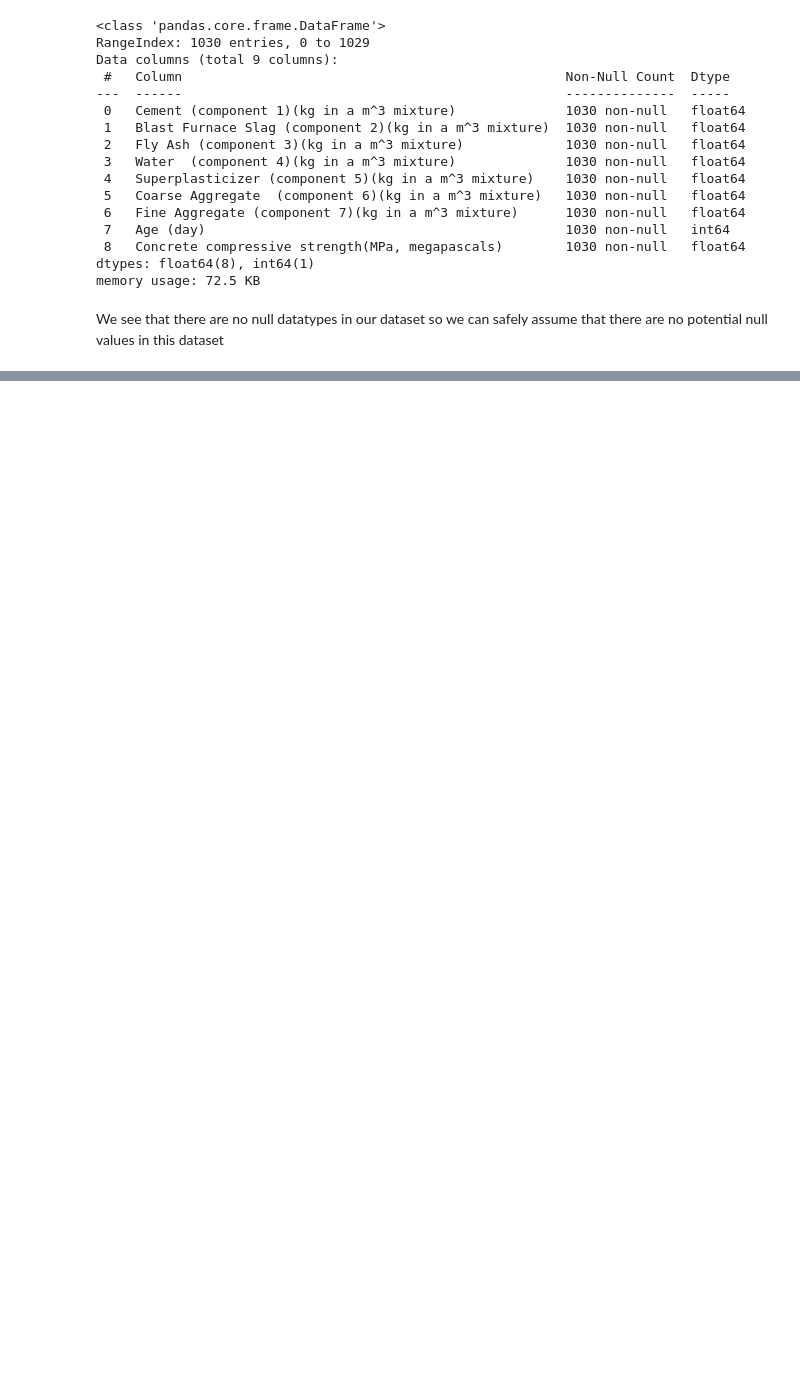
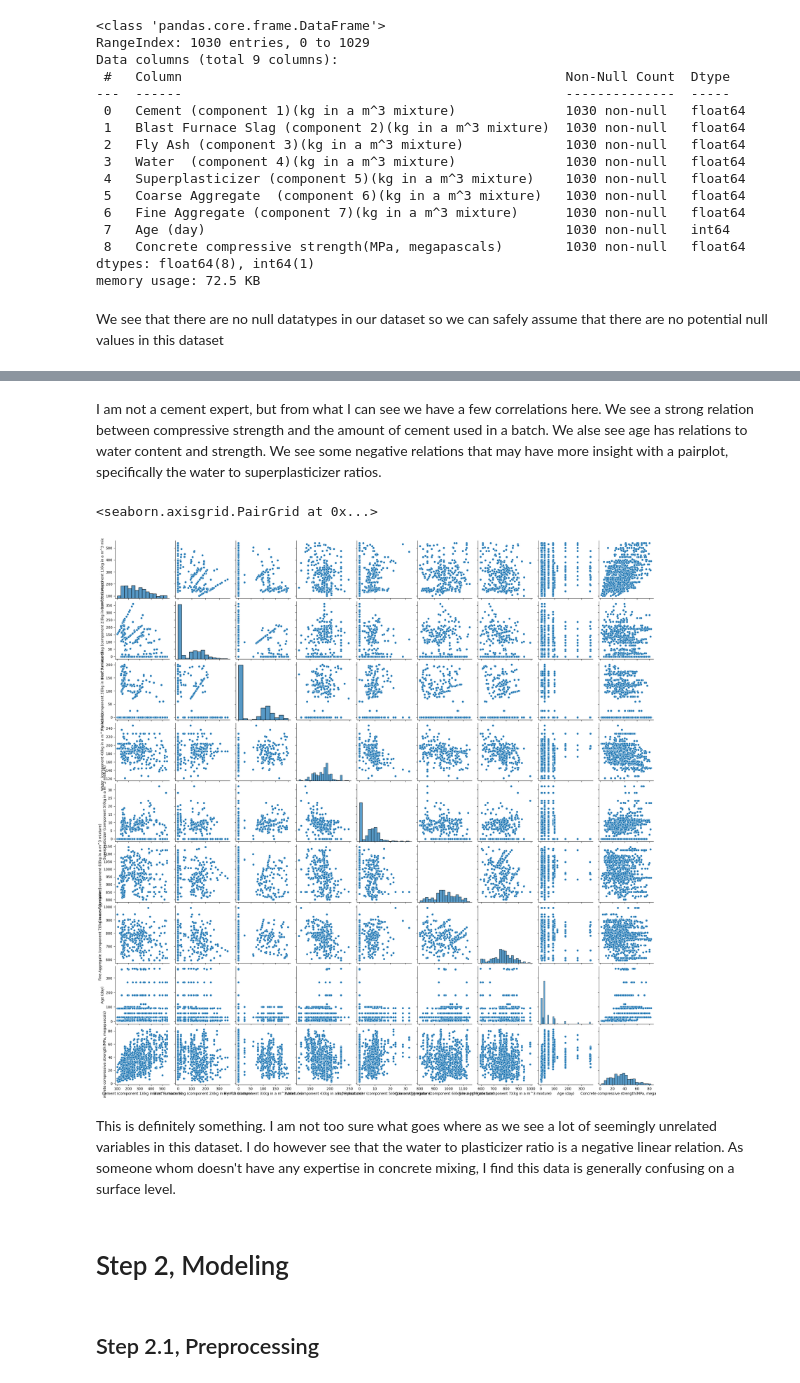
Before and after one commit to DantonCoote/My_RRC_HUB, a Jupyter notebook: Assign_1_DeepLearning.ipynb, the cells around one changed output, grey strips where cells are left out. Saved outputs shown, nothing was run; the diff lists cells and outputs as text; code cells hidden in the pictures; blank space fills up the shorter version.

```diff
--- a/Assign_1_DeepLearning.ipynb
+++ b/Assign_1_DeepLearning.ipynb
@@ -58,0 +73,13 @@ There are duplicates in our data, we will have to remove them to clean our datas
+# %% [markdown]
+I am not a cement expert, but from what I can see we have a few correlations here. We see a strong relation between compressive strength and the amount of cement used in a batch. We alse see age has relations to water content and strength. We see some negative relations that may have more insight with a pairplot, specifically the water to superplasticizer ratios.
+# %%
+sb.pairplot(data)
+# %% [output]
+<seaborn.axisgrid.PairGrid at 0x...>
+[figure, added]
+# %% [markdown]
+This is definitely something. I am not too sure what goes where as we see a lot of seemingly unrelated variables in this dataset. I do however see that the water to plasticizer ratio is a negative linear relation. As someone whom doesn't have any expertise in concrete mixing, I find this data is generally confusing on a surface level.
+# %% [markdown]
+# Step 2, Modeling
+# %% [markdown]
+## Step 2.1, Preprocessing
```
Also changed, not shown: parts of 10 cells of this notebook.
